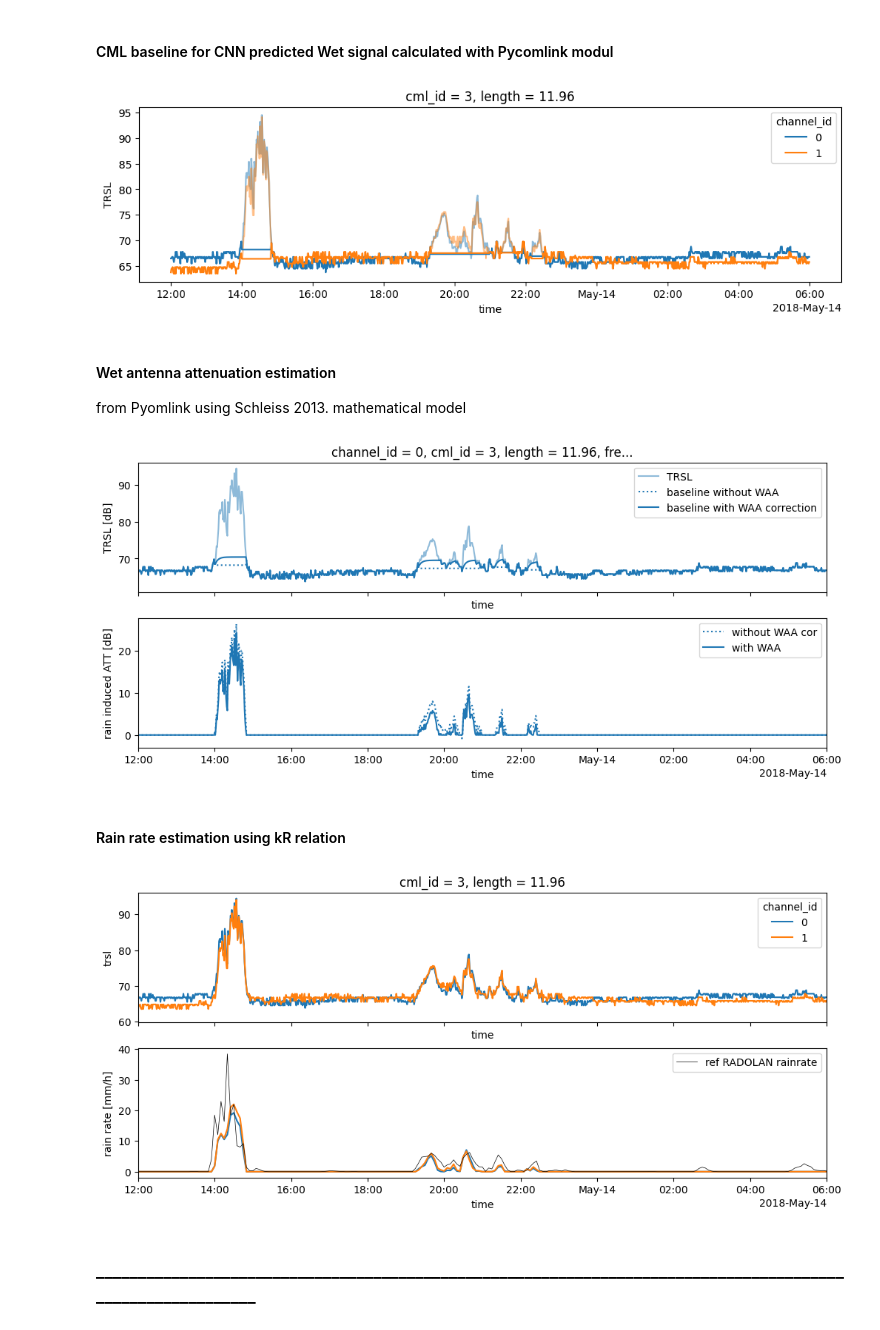
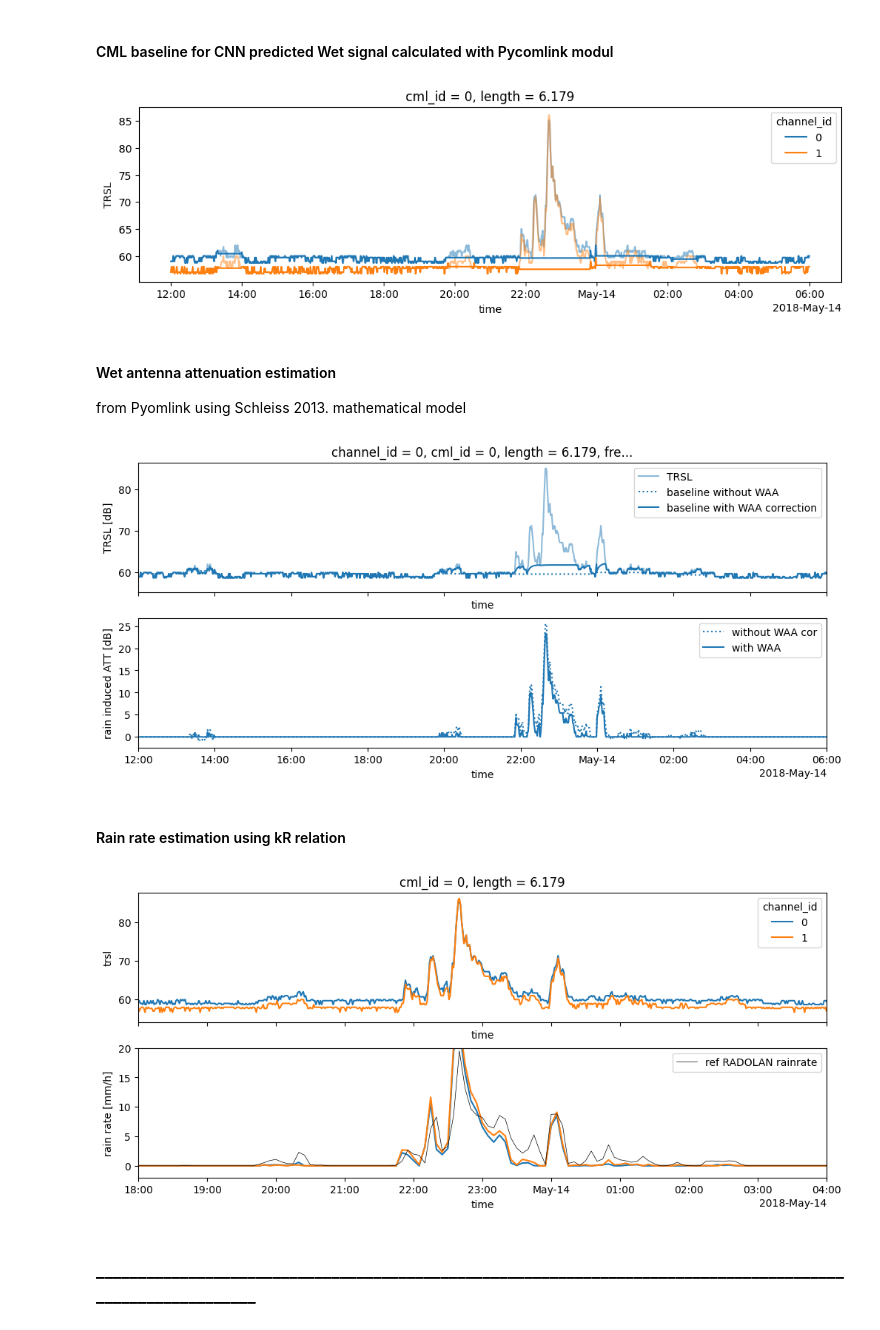
Before and after one commit to xkalet07/cml_wd_telcosense, a Jupyter notebook: 01_train_cnn_1cml.ipynb, the cells around one changed output. Cells and saved outputs as stored; diff of their text form; code cells hidden in the pictures.

```diff
--- a/01_train_cnn_1cml.ipynb
+++ b/01_train_cnn_1cml.ipynb
@@ -50,7 +50,7 @@ All from pycomlink https://github.com/pycomlink/pycomlink/blob/master/notebooks/
 #### Choose one CML, repair fault data and calculate TRSL
 # %%
 # Choose one cml
-k = 16; # index of chosen cml 0-499
+k = 0; # index of chosen cml 0-499
 my_cml = cml_set.isel(cml_id = k) # https://docs.xarray.dev/en/latest/generated/xarray.Dataset.assign.html
 my_ref = ref_set.isel(cml_id = k)
 
@@ -209,9 +209,7 @@ Method: divide all trsl points with the median value for specified channell
 #ds['trsl'] = ds.trsl / median_tot
 
 # Standardising to 0-1 fullscale
-ds['trsl_st'] = (ds.trsl-ds.trsl.values.min())  / (ds.trsl.values.max()-ds.trsl.values.min())
-#ds['trsl_st'] = (ds.trsl-ds.trsl.values.mean())
-#ds['trsl_st'] = (ds.trsl_st / ds.trsl_st.values.max())
+ds['trsl_st'] = (ds.trsl-ds.trsl.values.mean())  / (ds.trsl.values.max()-ds.trsl.values.mean())
 # %% [markdown]
 #### Training/Testing data splitting
 https://github.com/jpolz/cml_wd_pytorch/blob/main/wd_pytorch/train_cnn.ipynb [2]
@@ -228,5 +226,5 @@ axs.plot(ds.trsl_st.values[:,0,:].reshape(-1))
 # %%
-batchsize = 10
+batchsize = 20
 k_train = 0.8     # fraction of training data
 
 train_size = int(len(ds.sample_num)*k_train/batchsize)* batchsize
@@ -582,7 +580,7 @@ plt.gca().set_prop_cycle(None)  # reuse plot colors
 ds_waa.baseline.sel(time=slice('2018-05-13T12:00', '2018-05-14T06:00')).plot.line(x='time');
 plt.ylabel('TRSL');
 # %% [output]
-[figure, old version]
+[figure, new version]
 # %% [markdown]
 #### Wet antenna attenuation estimation
 from Pyomlink using Schleiss 2013. mathematical model
@@ -622,7 +620,7 @@ axs[1].legend()
 
 axs[1].set_xlim(pd.to_datetime('2018-05-13T12:00'), pd.to_datetime('2018-05-14T06:00'));
 # %% [output]
-[figure, old version]
+[figure, new version]
 # %% [markdown]
 #### Rain rate estimation using kR relation
 # %%
@@ -633,22 +631,23 @@ ds_waa['r_est'] = pycml.processing.k_R_relation.calc_R_from_A(A=ds_waa.rain_att,
 # %%
 # note:
 #     Reference 1h rainfall rate sampled to 5 min has to be converted to 5min rain rate ... multiplied by 60/5 min
 #     CML rain rate will be resampled to 5 min
 
 
 fig, axs = plt.subplots(2, 1, figsize=(12,5), sharex=True)
 ds_waa.trsl.plot.line(x='time', ax=axs[0])
 plt.ylabel('trsl [dB]');
 
-ds_waa.r_est.resample(time="5min").mean().plot.line(x='time', ax=axs[1])
+ds_waa.r_est.resample(time='5min').mean().plot.line(x='time', ax=axs[1])
 (my_ref.rain*12).plot.line(x='time', ax=axs[1], color='black', lw=0.5, label='ref RADOLAN rainrate')
 plt.ylabel('rain rate [mm/h]');
 
-axs[1].set_xlim(pd.to_datetime('2018-05-13T12:00'), pd.to_datetime('2018-05-14T06:00'));
+axs[1].set_xlim(pd.to_datetime('2018-05-13T18:00'), pd.to_datetime('2018-05-14T04:00'));
 axs[1].set_title('');
 axs[1].legend();
+axs[1].set_ylim(-2,20);
 # %% [output]
-[figure, old version]
+[figure, new version]
 # %% [markdown]
 ### ____________________________________________________________________________________________________________
 # %% [markdown]
```
Also changed, not shown: parts of 14 cells of this notebook, 1 other file.
